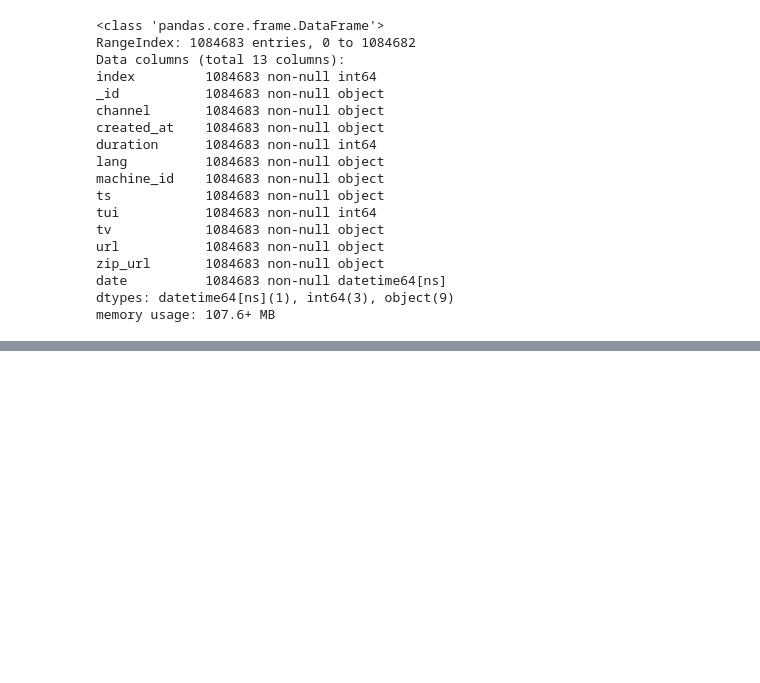
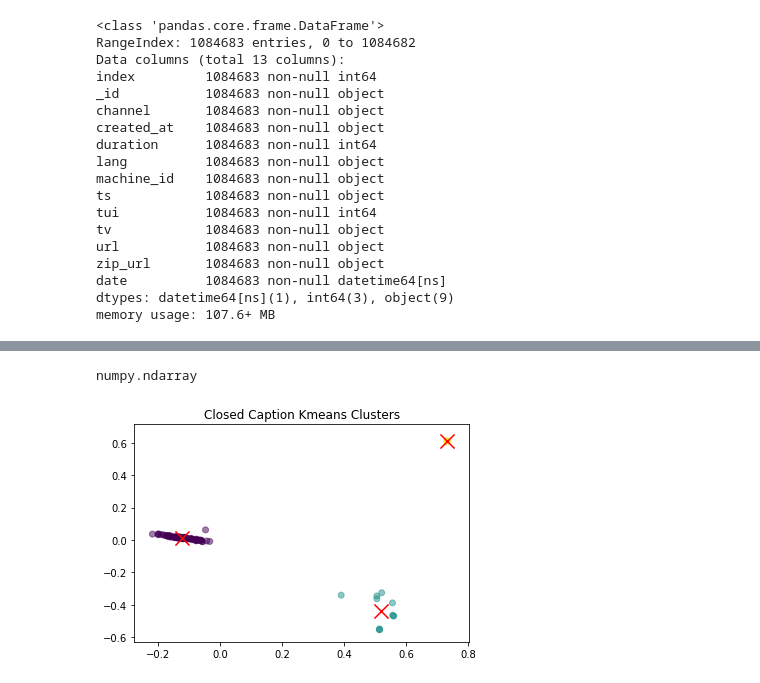
Before and after one commit to albertolovell/closed_caption_classifier, a Jupyter notebook: caption_notebook.ipynb, the cells around one changed output, grey strips where cells are left out. Cells and saved outputs as stored; diff of their text form; code cells hidden in the pictures; blank space fills up the shorter version.

```diff
--- a/caption_notebook.ipynb
+++ b/caption_notebook.ipynb
@@ -267,0 +398,9 @@ b'1533919500'
+# %%
+# needs to be a list of strings..apply to function that iterates over list of strings
+
+def get_show_text( show_raw ):
+
+    return "\n".join( ["\n".join( x.split("\n")[2:] ) for x in show_raw.split("\n\n")] )
+
+
+#print(get_show_text(msgs))
@@ -267,0 +419,3 @@ b'1533919500'
+# %%
+all_text = clean_all_text(list_msgs)
+all_text[0]
@@ -357,0 +554,8 @@ with gzip.open('file.txt.gz', 'rb') as f_in:
+# %%
+#all english docs
+
+all_docs = []
+for cc in all_text:
+    cleaned_temp = clean_text(cc)
+    all_docs.append(cleaned_temp)
+all_docs[0]
@@ -357,0 +687,30 @@ with gzip.open('file.txt.gz', 'rb') as f_in:
+# %%
+type(clf)
+# %% [output]
+numpy.ndarray
+# %%
+#no svd reduction
+
+num_clusters = 3
+vectorizer = TfidfVectorizer(stop_words=stopwords.words('english'), lowercase=True)
+tfidf_model = vectorizer.fit_transform(all_docs)
+
+km = KMeans(n_clusters=num_clusters)
+km.fit(tfidf_model)
+
+clusters = km.labels_.tolist()
+
+X = tfidf_model.todense()
+
+pca = PCA(n_components=2).fit(X)
+data2D = pca.transform(X)
+plt.scatter(data2D[:,0], data2D[:,1], c=clusters, alpha=0.5)
+
+centers2D = pca.transform(km.cluster_centers_)
+
+plt.scatter(centers2D[:,0], centers2D[:,1],
+            marker='x', s=200, linewidths=3, c='r')
+plt.title('Closed Caption Kmeans Clusters')
+plt.show()
+# %% [output]
+[figure, added]
```
Also changed, not shown: parts of 119 cells of this notebook, 4 other files.
